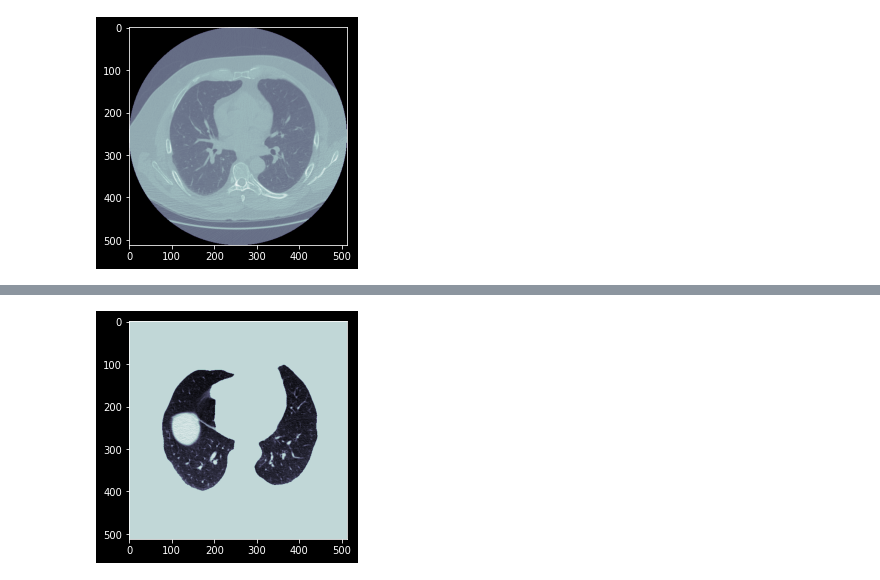
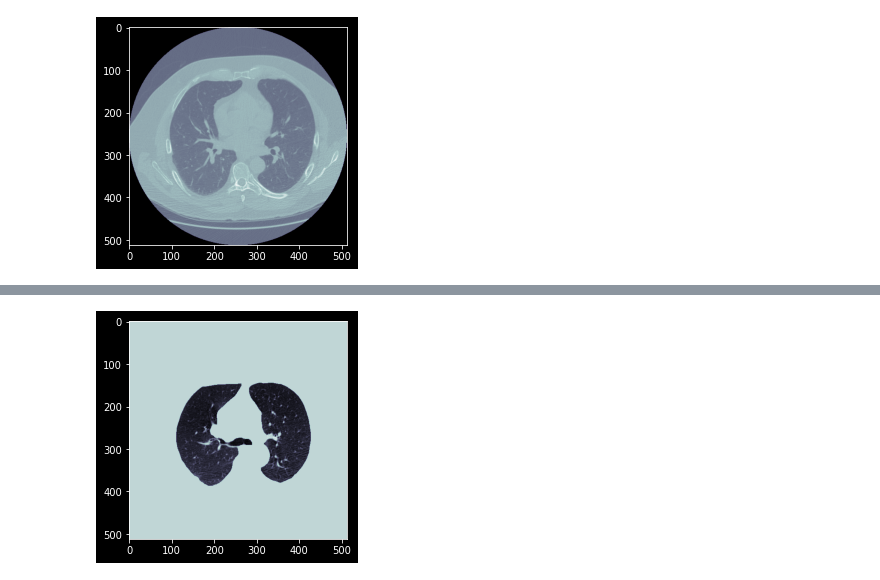
Before and after one commit to QiliangFan/NoduleDetection, a Jupyter notebook: prreprocess/test_utils.ipynb, the cells around one changed output, grey strips where cells are left out. Drawn from its saved outputs; the diff is of its cells as text; code cells hidden in the pictures.

```diff
--- a/prreprocess/test_utils.ipynb
+++ b/prreprocess/test_utils.ipynb
@@ -103,11 +108,11 @@ def parenchyma_seg(ct: np.ndarray):
 
     return res
 # %%
-res_seg = parenchyma_seg(arr[200:201])
+res_seg = parenchyma_seg(res_unify)
 
 plt.figure()
-plt.imshow(res_seg[0], cmap="bone")
+plt.imshow(res_seg[200], cmap="bone")
 plt.show()
 plt.close()
 # %% [output]
-[figure, old version]
+[figure, new version]
```
Also changed, not shown: parts of 9 cells of this notebook, 6 other files.
